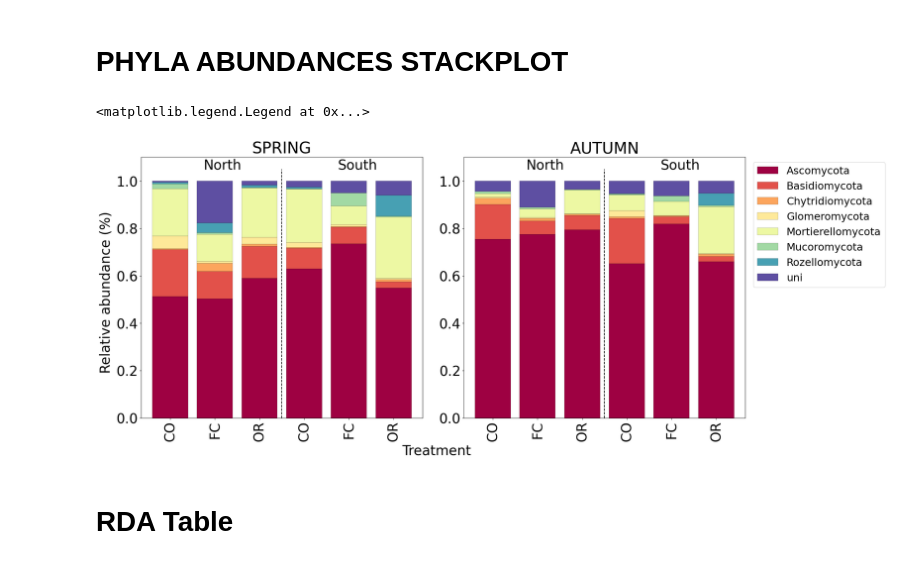
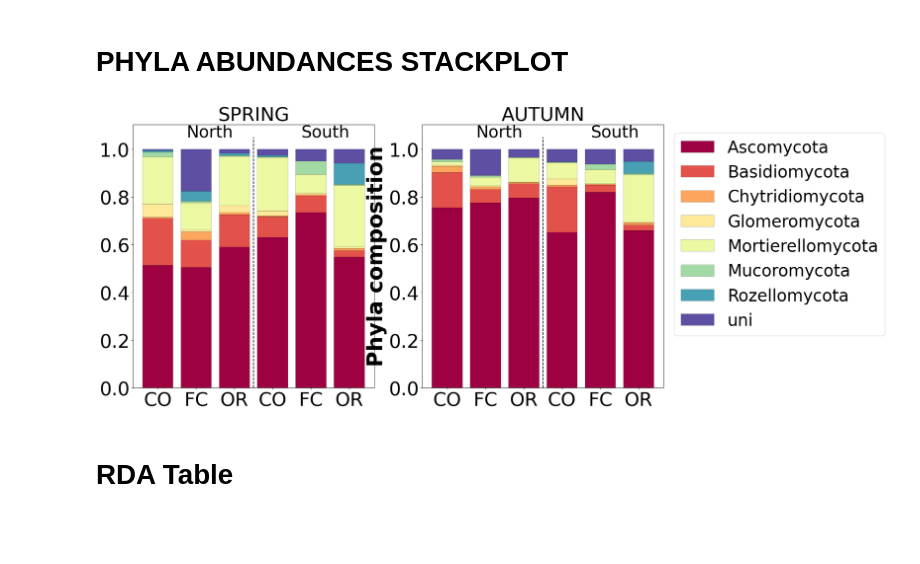
Before and after one commit to marchiedoardo/Microbiome_Fungi, a Jupyter notebook: pictures_for_paper.ipynb, the cells around one changed output. Cells and saved outputs as stored; diff of their text form; code cells hidden in the pictures; blank space fills up the shorter version.

```diff
--- a/pictures_for_paper.ipynb
+++ b/pictures_for_paper.ipynb
@@ -15,6 +15,12 @@ import matplotlib.pyplot as plt
 from statannotations.Annotator import Annotator
 
 import matplotlib.gridspec as gridspec
+# %%
+mpl.rcParams['axes.titlesize'] = 35
+mpl.rcParams['axes.labelsize'] = 35
+mpl.rcParams['legend.fontsize'] = 35
+mpl.rcParams['xtick.labelsize'] = 35
+mpl.rcParams['ytick.labelsize'] = 35
 # %%
 def drop_zero_cols(df):
     df = df.dropna(axis=1, how='all') # Drop columns with all NaN values
@@ -47,9 +53,17 @@ df = pd.read_excel("C:/Users/edo13/Dropbox/microbiome/SoilHealth-Fungi_mod.xlsx"
 # %%
 # keeping only abiotic data
 
-#df_ab = df[["TREAT", "Season", "S.M", "OM", "EC-(ds/m)", "pH", 'TN-(%)', 'OC-(%)', 'C:N']]
+""" df_ab = df[["SITE", "TREAT", "Season", "S.M", "OM", "EC-(ds/m)", "pH", 'TN-(%)', 'OC-(%)', 'C:N',
+ 'Ascomycota',
+ 'Basidiomycota',
+ 'Chytridiomycota',
+ 'Glomeromycota',
+ 'Mortierellomycota',
+ 'Mucoromycota',
+ 'Rozellomycota',
+ 'uni']] """
 
-df_ab = df[["SITE", "TREAT", "Season", "S.M", "OM", "EC-(ds/m)", "pH", 'TN-(%)', 'OC-(%)', 'C:N',
+df_ab = df[["SITE", "TREAT", "Season", "DEPTH", "S.M", "OM", "EC-(ds/m)", "pH", 'TN-(%)', 'OC-(%)', 'C:N',
  'Ascomycota',
  'Basidiomycota',
  'Chytridiomycota',
@@ -116,54 +130,55 @@ df_group = df_ab[["SITE",
                   'Glomeromycota',
                   'Mortierellomycota',
                   'Mucoromycota',
                   'Rozellomycota',
                   'uni']]
 
 df_group = df_group.groupby(["Season", "SITE", "TREAT"]).mean()
 
 col = sns.color_palette("hls", 11)
 
 df_group.loc["SPR"].plot(kind='bar', stacked=True,
                          ax = ax[0], width=0.8,
                          edgecolor="black", lw=0.2,
-                         legend = False, colormap = 'Spectral')
+                         legend = False, colormap = 'Spectral',
+                         rot = 0)
 
-ax[0].set_xlabel("Treatment", fontsize = 30)
-ax[0].set_ylabel("Relative abundance (%)", fontsize = 30)
+ax[0].set_xlabel(None)
+#ax[0].set_ylabel("Relative abundance (%)", fontsize = 30)
 ax[0].plot([2.5,2.5], [0,1.05], 'k--')
-ax[0].text(0.75, 1.05, "North", fontsize = 30)
-ax[0].text(0.75+3, 1.05, "South", fontsize = 30)
-ax[0].set_title("SPRING", fontsize = 35)
+ax[0].text(0.75, 1.05, "North", fontsize = 35)
+ax[0].text(0.75+3, 1.05, "South", fontsize = 35)
+ax[0].set_title("SPRING", fontsize = 40)
 ax[0].set_xticklabels(2*["CO", "FC", "OR"])
-ax[0].tick_params(axis='both', which='major', labelsize=30)
+ax[0].tick_params(axis='both', which='major', labelsize=40)
 ax[0].xaxis.set_label_coords(1.05, -0.1)
 ax[0].yaxis.set_label_coords(-0.1, 0.48)
 
 df_group.loc["AUT"].plot(kind='bar', stacked=True,
                          ax = ax[1], width=0.8,
                          edgecolor="black", lw=0.2,
-                         legend = True, colormap = 'Spectral')
+                         legend = True, colormap = 'Spectral',
+                         rot = 0)
 
-ax[1].set_xlabel("", fontsize = 25)
-#ax[1].set_ylabel("Relative abundance (%)", fontsize = 25)
+ax[1].set_xlabel(None)
+ax[1].set_ylabel("Phyla composition", fontsize = 45, fontweight = 'bold')
 ax[1].plot([2.5,2.5], [0,1.05], 'k--')
-ax[1].text(0.75, 1.05, "North", fontsize = 30)
-ax[1].text(0.75+3, 1.05, "South", fontsize = 30)
-ax[1].set_title("AUTUMN", fontsize = 35)
+ax[1].text(0.75, 1.05, "North", fontsize = 35)
+ax[1].text(0.75+3, 1.05, "South", fontsize = 35)
+ax[1].set_title("AUTUMN", fontsize = 40)
 ax[1].set_xticklabels(2*["CO", "FC", "OR"])
-ax[1].tick_params(axis='both', which='major', labelsize=30)
-ax[1].xaxis.set_label_coords(0.5, -0.2)
-ax[1].yaxis.set_label_coords(-0.1, 0.5)
+ax[1].tick_params(axis='both', which='major', labelsize = 40)
+#ax[1].xaxis.set_label_coords(0.5, -0.2)
+#ax[1].yaxis.set_label_coords(-0.1, 0.5)
 
-fig.tight_layout()
+#fig.tight_layout()
 
-ax[1].legend(bbox_to_anchor=(1.01, 1), loc='upper left', fontsize = 23)
+ax[1].legend(bbox_to_anchor=(1.01, 1), loc='upper left')
 #ax.set_ylim([0, 1])
 
-#plt.savefig("stacked_plots/stacked_complete.pdf", bbox_inches = 'tight')
+plt.savefig("pictures_paper/stacked_phyla.pdf", bbox_inches = 'tight')
 # %% [output]
-<matplotlib.legend.Legend at 0x...>
-[figure, old version]
+[figure, new version]
 # %%
 # prepare dataframe with genera abundances
 
```
Also changed, not shown: parts of 27 cells of this notebook, 3 other files.
